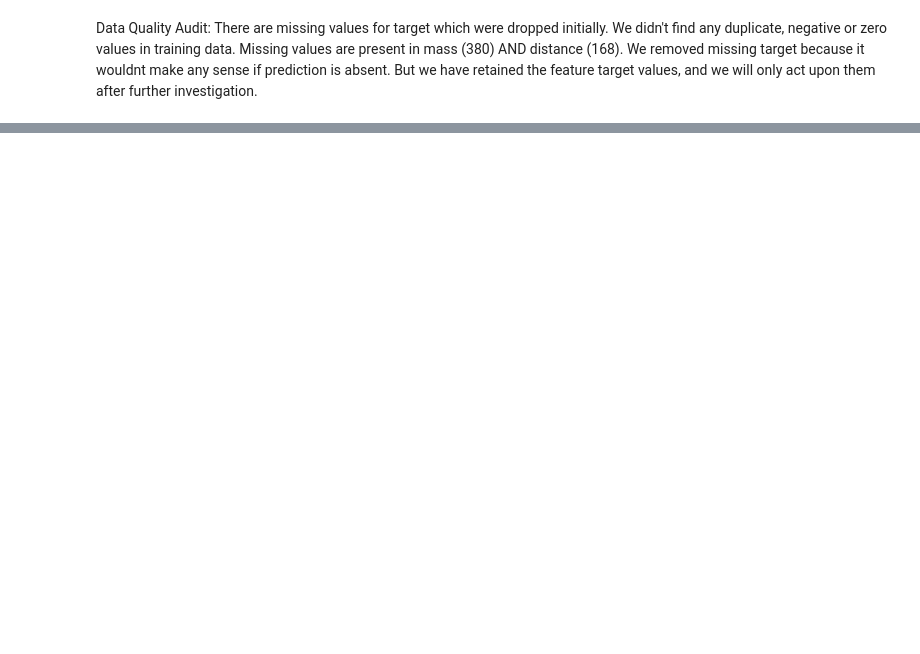
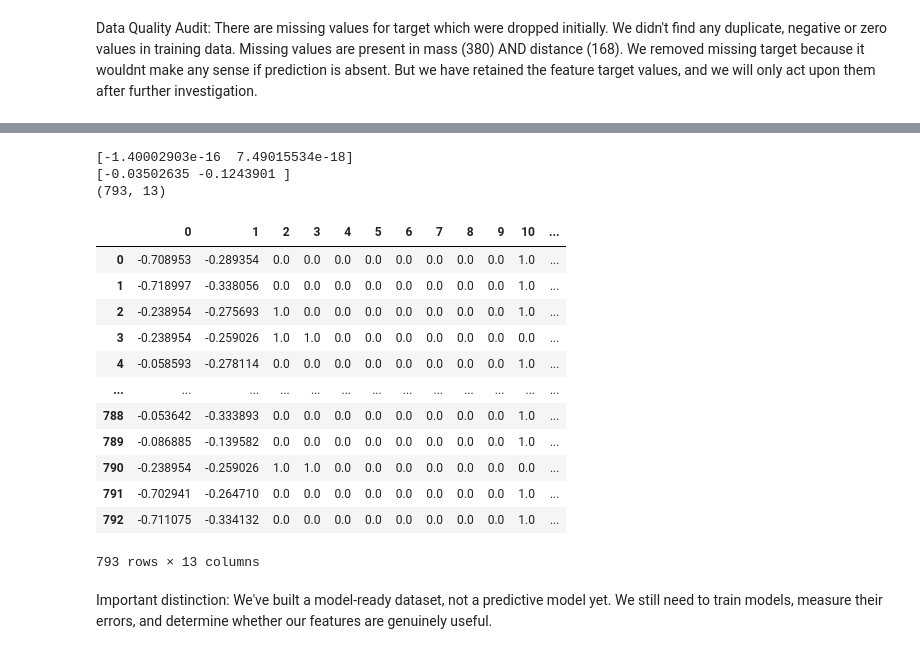
Before and after one commit to aashish7542/ai-learning, a Jupyter notebook: phase-0-foundations/python/Phase_0_3_mini_project.ipynb, the cells around one changed output, grey strips where cells are left out. Saved outputs shown, nothing was run; the diff lists cells and outputs as text; code cells hidden in the pictures; blank space fills up the shorter version.

```diff
--- a/phase-0-foundations/python/Phase_0_3_mini_project.ipynb
+++ b/phase-0-foundations/python/Phase_0_3_mini_project.ipynb
@@ -104,0 +222,8 @@ We removed missing target because it wouldnt make any sense if prediction is abs
+# %%
+from sklearn.pipeline import Pipeline
+numeric_pipeline = Pipeline([
+    ("imputer", SimpleImputer(strategy = "median")),
+    ("scaler", StandardScaler())
+])
+numeric_train_processed = numeric_pipeline.fit_transform(x_train[["mass","distance"]])
+print(numeric_train_processed.shape)
@@ -104,0 +243,7 @@ We removed missing target because it wouldnt make any sense if prediction is abs
+# %%
+from sklearn.impute import MissingIndicator
+
+indicator = MissingIndicator(features="all")
+
+indicator_train = indicator.fit_transform(x_train[["mass","distance"]])
+print(indicator_train.shape)
@@ -104,0 +254,11 @@ We removed missing target because it wouldnt make any sense if prediction is abs
+# %%
+from sklearn.compose import ColumnTransformer
+
+preprocessor = ColumnTransformer([
+    ("numeric", numeric_pipeline, ["mass", "distance"]),
+    ("indicator", indicator, ["mass", "distance"]),
+    ("encoder", encoder, ["method"])
+])
+
+X_train_ready = preprocessor.fit_transform(x_train)
+print(X_train_ready.shape)
@@ -104,0 +267,5 @@ We removed missing target because it wouldnt make any sense if prediction is abs
+# %%
+X_test_ready = preprocessor.transform(x_test)
+
+print(X_train_ready.shape)
+print(X_test_ready.shape)
@@ -104,0 +300,24 @@ We removed missing target because it wouldnt make any sense if prediction is abs
+# %%
+print(X_train_ready[:,:2].mean(axis = 0))
+print(X_test_ready[:,:2].mean(axis = 0))
+print(X_train_ready.shape)
+pd.DataFrame(X_train_ready)
+# %% [output]
+[-1.40002903e-16  7.49015534e-18]
+[-0.03502635 -0.1243901 ]
+(793, 13)
+|  | 0 | 1 | 2 | 3 | 4 | 5 | 6 | 7 | 8 | 9 | 10 | ... |
+| 0 | -0.708953 | -0.289354 | 0.0 | 0.0 | 0.0 | 0.0 | 0.0 | 0.0 | 0.0 | 0.0 | 1.0 | ... |
+| 1 | -0.718997 | -0.338056 | 0.0 | 0.0 | 0.0 | 0.0 | 0.0 | 0.0 | 0.0 | 0.0 | 1.0 | ... |
+| 2 | -0.238954 | -0.275693 | 1.0 | 0.0 | 0.0 | 0.0 | 0.0 | 0.0 | 0.0 | 0.0 | 1.0 | ... |
+| 3 | -0.238954 | -0.259026 | 1.0 | 1.0 | 0.0 | 0.0 | 0.0 | 0.0 | 0.0 | 0.0 | 0.0 | ... |
+| 4 | -0.058593 | -0.278114 | 0.0 | 0.0 | 0.0 | 0.0 | 0.0 | 0.0 | 0.0 | 0.0 | 1.0 | ... |
+| ... | ... | ... | ... | ... | ... | ... | ... | ... | ... | ... | ... | ... |
+| 788 | -0.053642 | -0.333893 | 0.0 | 0.0 | 0.0 | 0.0 | 0.0 | 0.0 | 0.0 | 0.0 | 1.0 | ... |
+| 789 | -0.086885 | -0.139582 | 0.0 | 0.0 | 0.0 | 0.0 | 0.0 | 0.0 | 0.0 | 0.0 | 1.0 | ... |
+| 790 | -0.238954 | -0.259026 | 1.0 | 1.0 | 0.0 | 0.0 | 0.0 | 0.0 | 0.0 | 0.0 | 0.0 | ... |
+| 791 | -0.702941 | -0.264710 | 0.0 | 0.0 | 0.0 | 0.0 | 0.0 | 0.0 | 0.0 | 0.0 | 1.0 | ... |
+| 792 | -0.711075 | -0.334132 | 0.0 | 0.0 | 0.0 | 0.0 | 0.0 | 0.0 | 0.0 | 0.0 | 1.0 | ... |
+793 rows × 13 columns
+# %% [markdown]
+Important distinction: We've built a model-ready dataset, not a predictive model yet. We still need to train models, measure their errors, and determine whether our features are genuinely useful.
```
Also changed, not shown: parts of 25 cells of this notebook.
